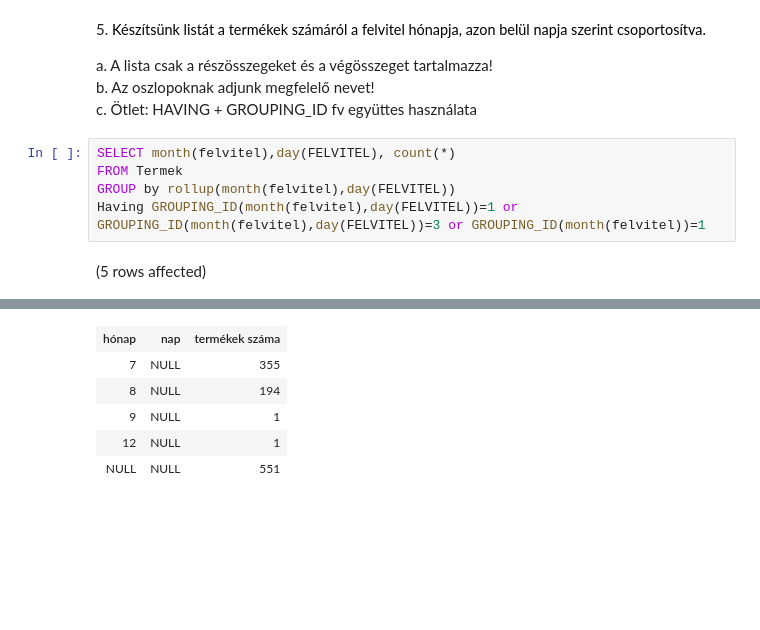
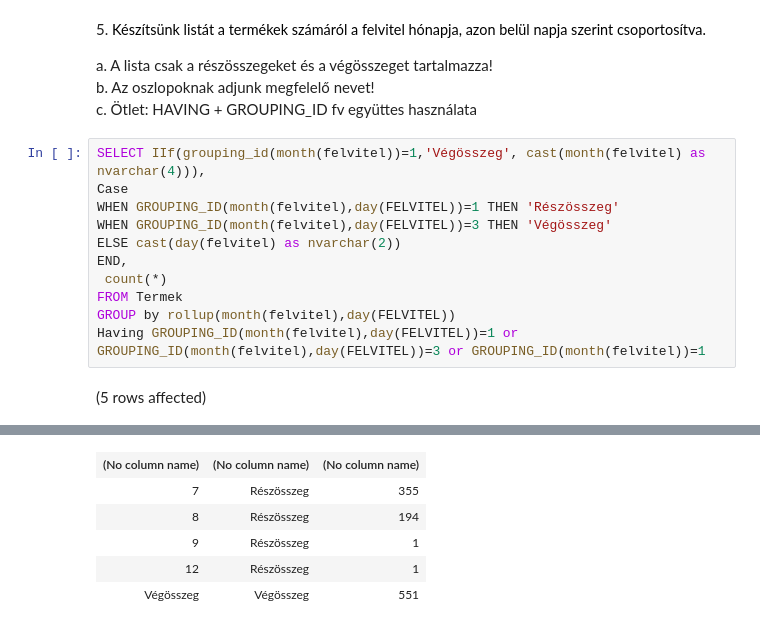
Before and after one commit to wkata/sql_gyak, a Jupyter notebook: gyak4/gyakorlat04_feladatok.ipynb, the cells around one changed output, grey strips where cells are left out. Cells and saved outputs as stored; diff of their text form; blank space fills up the shorter version.

```diff
--- a/gyak4/gyakorlat04_feladatok.ipynb
+++ b/gyak4/gyakorlat04_feladatok.ipynb
@@ -122,7 +122,13 @@ a. A lista csak a részösszegeket és a végösszeget tartalmazza!
 b. Az oszlopoknak adjunk megfelelő nevet!
 c. Ötlet: HAVING + GROUPING\_ID fv együttes használata
 # %%
-SELECT month(felvitel),day(FELVITEL), count(*)
+SELECT IIf(grouping_id(month(felvitel))=1,'Végösszeg', cast(month(felvitel) as nvarchar(4))),
+Case
+WHEN GROUPING_ID(month(felvitel),day(FELVITEL))=1 THEN 'Részösszeg'
+WHEN GROUPING_ID(month(felvitel),day(FELVITEL))=3 THEN 'Végösszeg'
+ELSE cast(day(felvitel) as nvarchar(2))
+END,
+ count(*)
 FROM Termek
 GROUP by rollup(month(felvitel),day(FELVITEL))
 Having GROUPING_ID(month(felvitel),day(FELVITEL))=1 or GROUPING_ID(month(felvitel),day(FELVITEL))=3 or GROUPING_ID(month(felvitel))=1
@@ -132,6 +138,6 @@ Total execution time: 00:00:00.030
-| hónap | nap | termékek száma |
-| 7 | NULL | 355 |
-| 8 | NULL | 194 |
-| 9 | NULL | 1 |
-| 12 | NULL | 1 |
-| NULL | NULL | 551 |
+| (No column name) | (No column name) | (No column name) |
+| 7 | Részösszeg | 355 |
+| 8 | Részösszeg | 194 |
+| 9 | Részösszeg | 1 |
+| 12 | Részösszeg | 1 |
+| Végösszeg | Végösszeg | 551 |
```
Also changed, not shown: parts of 1 cell of this notebook.
